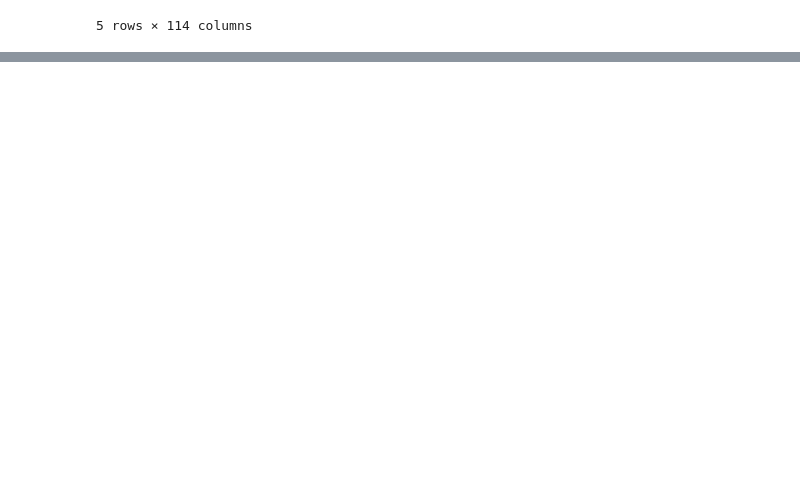
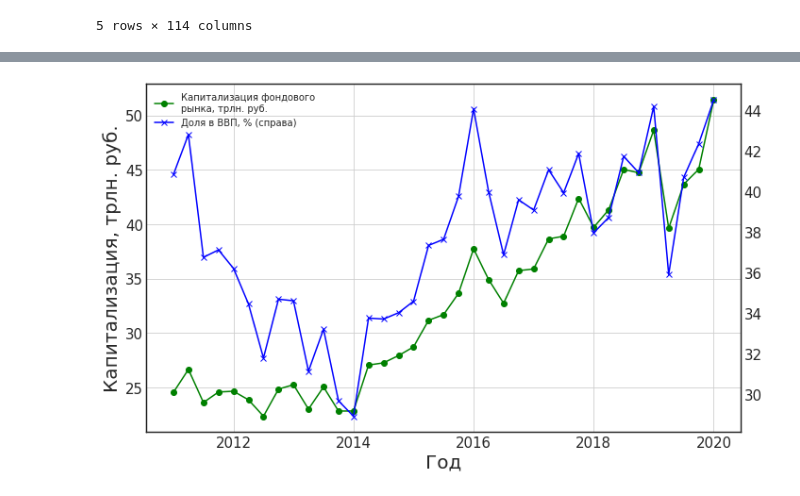
Before and after one commit to kostya-gh/stocks_prediction, a Jupyter notebook: market_cap.ipynb, the cells around one changed output, grey strips where cells are left out. Drawn from its saved outputs; the diff is of its cells as text; code cells hidden in the pictures; blank space fills up the shorter version.

Commit message:
Create graph

```diff
--- a/market_cap.ipynb
+++ b/market_cap.ipynb
@@ -4,6 +4,8 @@
 import pandas as pd
 import numpy as np
 import matplotlib.pyplot as plt
+# %%
+plt.style.use('seaborn-white')
 # %%
 df = pd.read_csv('market_cap.csv', sep=';', decimal=',', index_col=0)
 df.head()
@@ -25,5 +21,13 @@ sums = np.array(sums)
 # %%
-gdp = np.array([60.1140008384141, 62.2719776967259, 64.2731509597493, 66.2433553285813, 68.1034496286394, 69.2906761278092, 70.3625623402524, 71.6502437155987, 72.9857011303393, 73.9270918692193,
+sums = []
+for col in df.columns:
+    if 'cap' in col:
+        sums.append(df[col].sum())
+sums = pd.Series(sums, name='cap_sum') / 1000000000000
+gdp = pd.Series([60.1140008384141, 62.2719776967259, 64.2731509597493, 66.2433553285813, 68.1034496286394, 69.2906761278092, 70.3625623402524, 71.6502437155987, 72.9857011303393, 73.9270918692193,
                 75.4633994757446, 77.0039343422155, 79.030040074734, 80.1865592437933, 80.8933848439715, 82.1379700718716, 83.087360054877, 83.504568333275, 84.2057879905226, 84.6523138088193,
                 85.6160838014077, 87.3170817789372, 88.7824209071459, 90.2655218343233, 91.8431542184988, 94.1023024639666, 97.4103007045686, 101.201008499582, 104.629637732389, 106.729161649799,
-                107.913832038787, 109.280326655954, 110.046051637012, 110.418926126872, 107.296867575758, 106.36278773436, 115.497488286389])
+                107.913832038787, 109.280326655954, 110.046051637012, 110.418926126872, 107.296867575758, 106.36278773436, 115.497488286389], name='gdp')
+# %%
+cap_data = pd.DataFrame([sums, gdp]).T.set_index(np.linspace(2011, 2020, len(sums)))
+cap_data['gdp_%'] = cap_data['cap_sum'] / cap_data['gdp'] * 100
@@ -29,0 +43,25 @@ gdp = np.array([60.1140008384141, 62.2719776967259, 64.2731509597493, 66.2433553
+# %%
+fig, ax = plt.subplots(figsize=(10, 6), tight_layout=True)
+
+cap_data['cap_sum'].plot(label='Капитализация фондового\nрынка, трлн. руб.',
+                         legend=True,
+                         fontsize=15,
+                         marker='o',
+                         color='green',
+                         ax=ax)
+cap_data['gdp_%'].plot(secondary_y=True,
+                       label='Доля в ВВП, % (справа)',
+                       legend=True,
+                       mark_right=False,
+                       fontsize=15,
+                       marker='x',
+                       color='blue',
+                       ax=ax)
+
+ax.set_xlabel('Год', fontsize=20, )
+ax.set_ylabel('Капитализация, трлн. руб.', fontsize=20)
+ax.grid()
+
+fig.savefig('market_cap.png', dpi=180)
+# %% [output]
+[figure, added]
```
Also changed, not shown: parts of 4 cells of this notebook.
